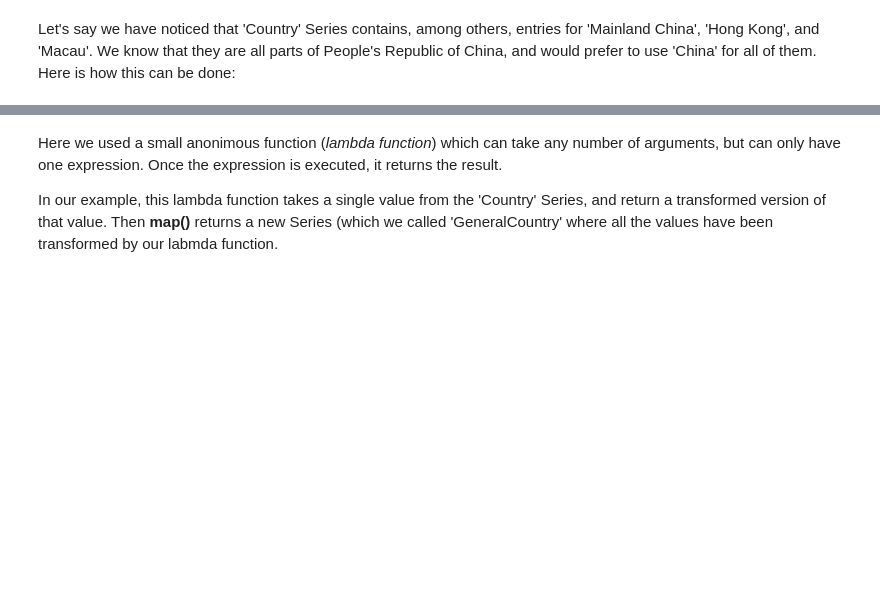
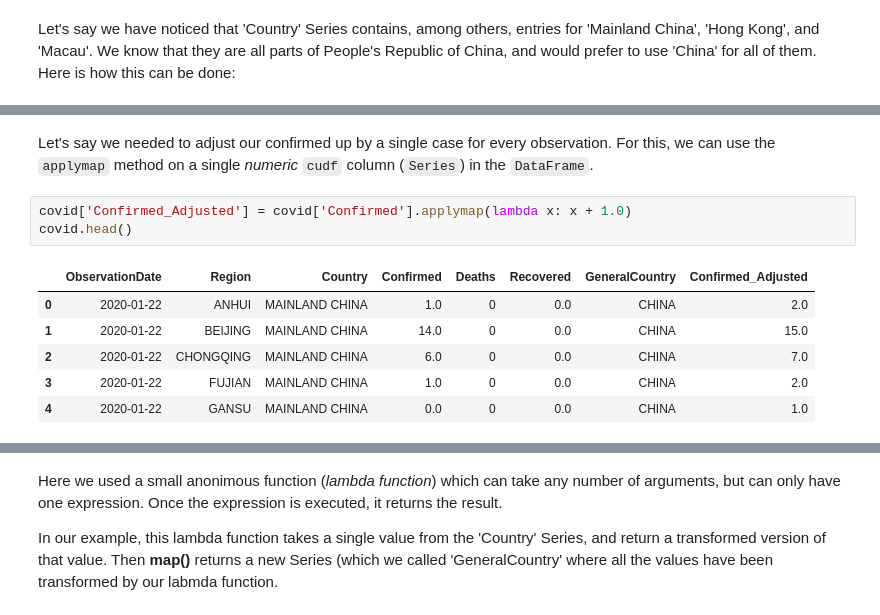
Before and after one commit to ZacharySBrown/dapt-615, a Jupyter notebook: modules/0_acc_dist_python/cudf_analysis.ipynb, the cells around one changed output, grey strips where cells are left out. Drawn from its saved outputs; the diff is of its cells as text; blank space fills up the shorter version.

```diff
--- a/modules/0_acc_dist_python/cudf_analysis.ipynb
+++ b/modules/0_acc_dist_python/cudf_analysis.ipynb
@@ -417,0 +659,12 @@ covid.head()
+# %% [markdown]
+Let's say we needed to adjust our confirmed up by a single case for every observation. For this, we can use the `applymap` method on a single _numeric_ `cudf` column (`Series`) in the `DataFrame`.
+# %%
+covid['Confirmed_Adjusted'] = covid['Confirmed'].applymap(lambda x: x + 1.0)
+covid.head()
+# %% [output]
+|  | ObservationDate | Region | Country | Confirmed | Deaths | Recovered | GeneralCountry | Confirmed_Adjusted |
+| 0 | 2020-01-22 | ANHUI | MAINLAND CHINA | 1.0 | 0 | 0.0 | CHINA | 2.0 |
+| 1 | 2020-01-22 | BEIJING | MAINLAND CHINA | 14.0 | 0 | 0.0 | CHINA | 15.0 |
+| 2 | 2020-01-22 | CHONGQING | MAINLAND CHINA | 6.0 | 0 | 0.0 | CHINA | 7.0 |
+| 3 | 2020-01-22 | FUJIAN | MAINLAND CHINA | 1.0 | 0 | 0.0 | CHINA | 2.0 |
+| 4 | 2020-01-22 | GANSU | MAINLAND CHINA | 0.0 | 0 | 0.0 | CHINA | 1.0 |
```
Also changed, not shown: parts of 70 cells of this notebook.
